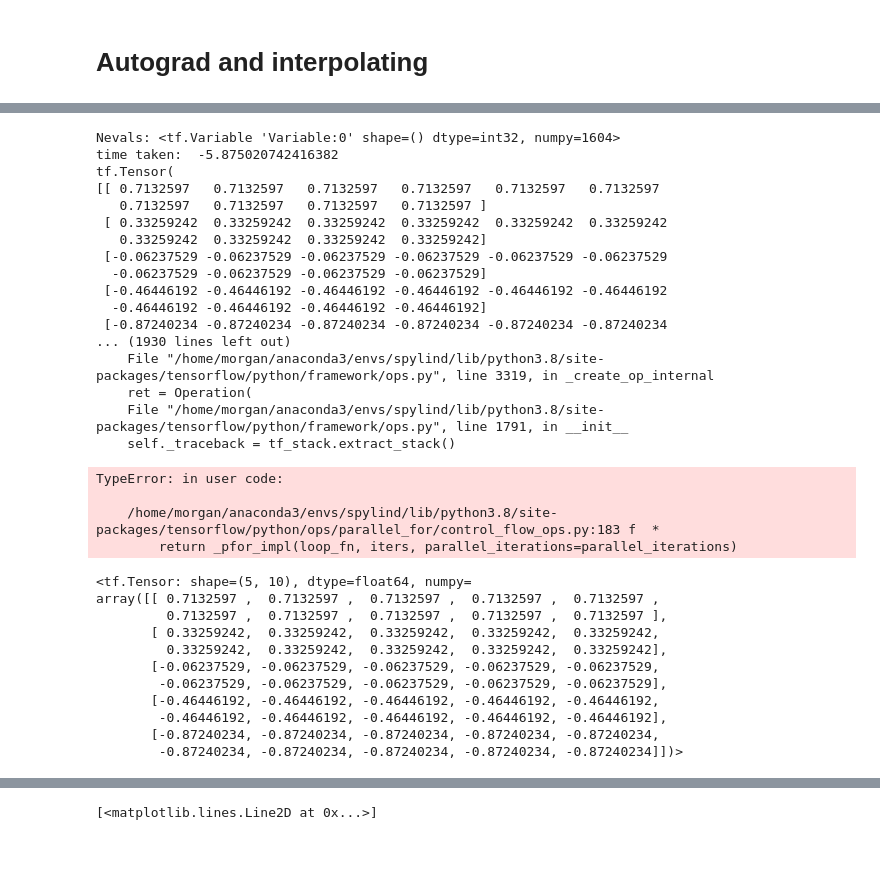
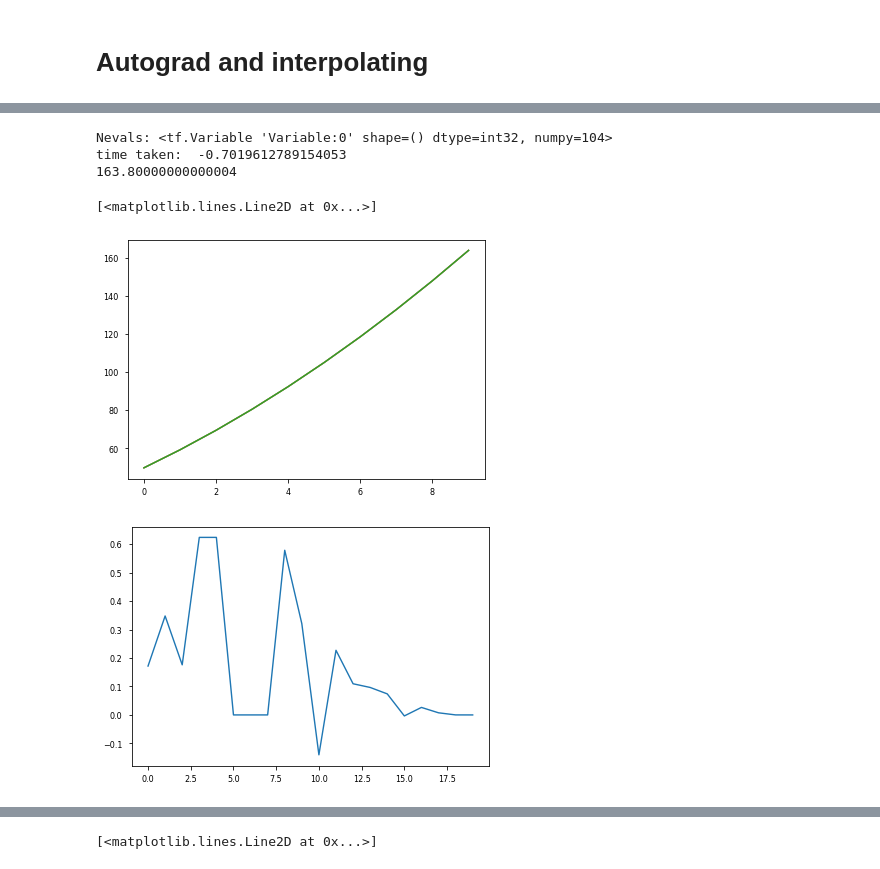
Before and after one commit to morgatron/spylind, a Jupyter notebook: spylind/working/autograd_test.ipynb, the cells around one changed output, grey strips where cells are left out. Drawn from its saved outputs; the diff is of its cells as text; code cells hidden in the pictures.

```diff
--- a/spylind/working/autograd_test.ipynb
+++ b/spylind/working/autograd_test.ipynb
@@ -748,38 +737,12 @@ tf.reduce_mean(yVals, axis=-1)
 # %%
-grad, yVals =calc_g(yDrv0)
+grad, yVals =calc_g(5*yDrv0)
+plot(yVals)
+figure()
+plot(grad)
 # %% [output]
-Nevals: <tf.Variable 'Variable:0' shape=() dtype=int32, numpy=1604>
-time taken:  -5.875020742416382
-tf.Tensor(
-[[ 0.7132597   0.7132597   0.7132597   0.7132597   0.7132597   0.7132597
-   0.7132597   0.7132597   0.7132597   0.7132597 ]
- [ 0.33259242  0.33259242  0.33259242  0.33259242  0.33259242  0.33259242
-   0.33259242  0.33259242  0.33259242  0.33259242]
- [-0.06237529 -0.06237529 -0.06237529 -0.06237529 -0.06237529 -0.06237529
-  -0.06237529 -0.06237529 -0.06237529 -0.06237529]
- [-0.46446192 -0.46446192 -0.46446192 -0.46446192 -0.46446192 -0.46446192
-  -0.46446192 -0.46446192 -0.46446192 -0.46446192]
- [-0.87240234 -0.87240234 -0.87240234 -0.87240234 -0.87240234 -0.87240234
-... (1930 lines left out)
-    File "/home/morgan/anaconda3/envs/spylind/lib/python3.8/site-packages/tensorflow/python/framework/ops.py", line 3319, in _create_op_internal
-    ret = Operation(
-    File "/home/morgan/anaconda3/envs/spylind/lib/python3.8/site-packages/tensorflow/python/framework/ops.py", line 1791, in __init__
-    self._traceback = tf_stack.extract_stack()
+Nevals: <tf.Variable 'Variable:0' shape=() dtype=int32, numpy=104>
+time taken:  -0.7019612789154053
+163.80000000000004
-TypeError: in user code:
-
-    /home/morgan/anaconda3/envs/spylind/lib/python3.8/site-packages/tensorflow/python/ops/parallel_for/control_flow_ops.py:183 f  *
-        return _pfor_impl(loop_fn, iters, parallel_iterations=parallel_iterations)
+[<matplotlib.lines.Line2D at 0x...>]
+[figure, added]
+[figure, added]
-# %%
-yVals
-# %% [output]
-<tf.Tensor: shape=(5, 10), dtype=float64, numpy=
-array([[ 0.7132597 ,  0.7132597 ,  0.7132597 ,  0.7132597 ,  0.7132597 ,
-         0.7132597 ,  0.7132597 ,  0.7132597 ,  0.7132597 ,  0.7132597 ],
-       [ 0.33259242,  0.33259242,  0.33259242,  0.33259242,  0.33259242,
-         0.33259242,  0.33259242,  0.33259242,  0.33259242,  0.33259242],
-       [-0.06237529, -0.06237529, -0.06237529, -0.06237529, -0.06237529,
-        -0.06237529, -0.06237529, -0.06237529, -0.06237529, -0.06237529],
-       [-0.46446192, -0.46446192, -0.46446192, -0.46446192, -0.46446192,
-        -0.46446192, -0.46446192, -0.46446192, -0.46446192, -0.46446192],
-       [-0.87240234, -0.87240234, -0.87240234, -0.87240234, -0.87240234,
-        -0.87240234, -0.87240234, -0.87240234, -0.87240234, -0.87240234]])>
```
Also changed, not shown: parts of 8 cells of this notebook.
